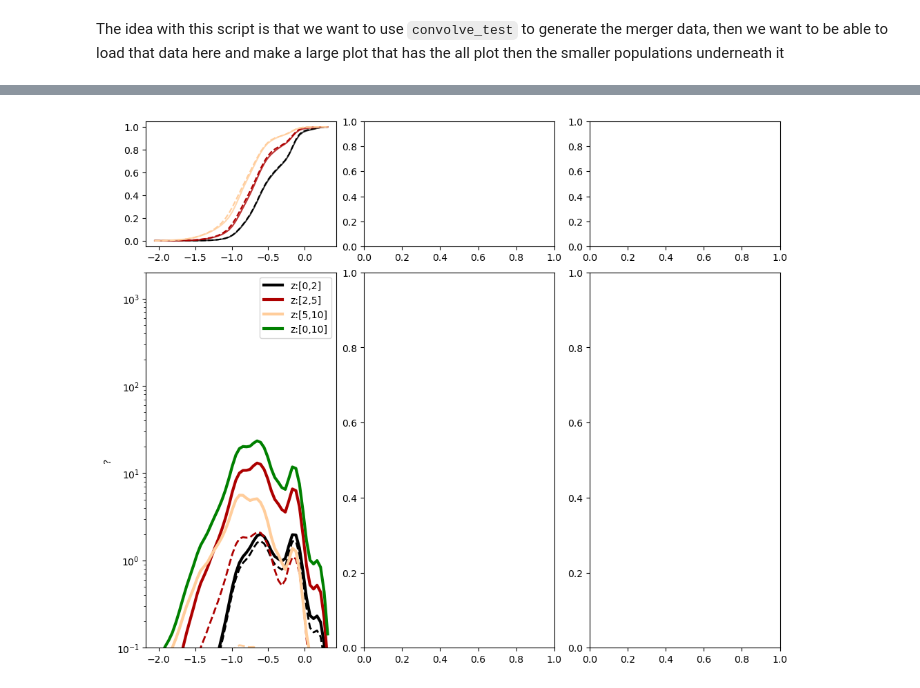
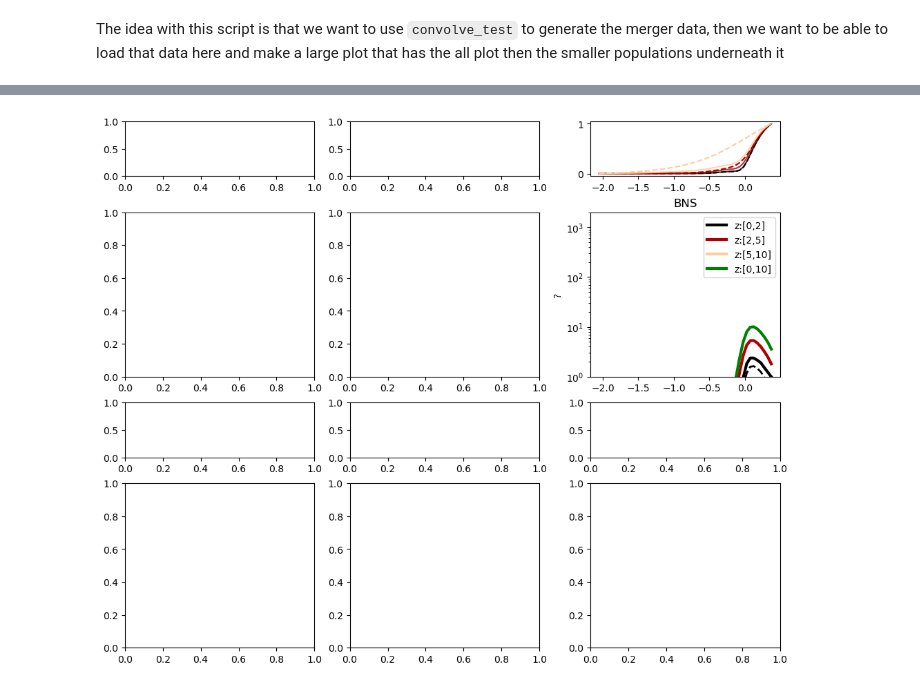
Before and after one commit to stlgolfer/metallicity_mergers, a Jupyter notebook: large_plot.ipynb, the cells around one changed output, grey strips where cells are left out. Saved outputs shown, nothing was run; the diff lists cells and outputs as text; code cells hidden in the pictures.

```diff
--- a/large_plot.ipynb
+++ b/large_plot.ipynb
@@ -87,46 +87,53 @@ def plot(plotting_data, ax, sens_file, cdf_ax):
     do_metallicity_plot_to_redshift(0, 10, 'green')
     ax.set_ylabel('?')
     ax.set_yscale('log')
-    # ax.set_title(f'{TYPES}')
-    ax.set_ylim(0.1,2e3)
+    ax.set_title(types)
+    ax.set_ylim(1,2e3)
     ax.legend()
 
 form_fig = plt.figure(constrained_layout=True, figsize=(10, 8))
 form_ax = form_fig.subplot_mosaic([
-    ['LeftCDF', 'TopMiddle', 'TopRight'],
+    ['TopLeftCDF', 'TopMiddleCDF', 'TopRightCDF'],
+    ['TopLeft', 'TopMiddle', 'TopRight'],
+    ['LeftCDF', 'MiddleCDF', 'RightCDF'],
     ['Left', 'Middle', 'Right']
-], height_ratios=[1,3])
+], height_ratios=[1,3,1,3])
 
 graphs = [
-    {
-        'fname': 'fiducial_BHNS.pkl',
-        'placement': 'Left',
-        'sens': 'BHNS_ETS.npy',
-        'type': 'BHNS'
-    },
-    {
-        'fname': 'fiducial_BHNS.pkl',
-        'placement': 'Left',
-        'sens': 'BHNS_ETS.npy',
-        'type': 'BHNS'
-    },
     # {
-    #     'fname': 'fiducial_all.pkl',
-    #     'placement': 'Top'
+    #     'fname': 'fiducial_BHNS.pkl',
+    #     'placement': 'Left',
+    #     'sens': 'BHNS_ETS.npy',
+    #     'type': 'BHNS'
     # },
     # {
     #     'fname': 'fiducial_BBH.pkl',
-    #     'placement': 'Middle'
+    #     'placement': 'Middle',
+    #     'sens': 'BBH_ETS.npy',
+    #     'type': 'BBH'
     # },
     # {
     #     'fname': 'fiducial_BNS.pkl',
-    #     'placement': 'Right'
-    # }
+    #     'placement': 'Right',
+    #     'sens': 'BNS_ETS.npy',
+    #     'type': 'BNS'
+    # },
+    {
+        'fname': 'fiducial_BNS.pkl',
+        'placement': 'TopRight',
+        'sens': 'BNS_ET_CE_10.npy',
+        'type': 'BNS'
+    }
 ]
 
 for g in graphs:
     with open(g['fname'], 'rb') as p:
-        plot(pickle.load(p), form_ax[g['placement']], g['sens'], form_ax[g['placement']+'CDF'])
+        plot(
+            pickle.load(p),
+            form_ax[g['placement']],
+            g['sens'],
+            form_ax[g['placement']+'CDF']
+        )
     del p
 form_fig.show()
 # plot()
@@ -152 +159 @@ Complete sum is 341.3513043950335
-[figure, old version]
+[figure, new version]
```
Also changed, not shown: parts of 1 cell of this notebook, 1 other file.
